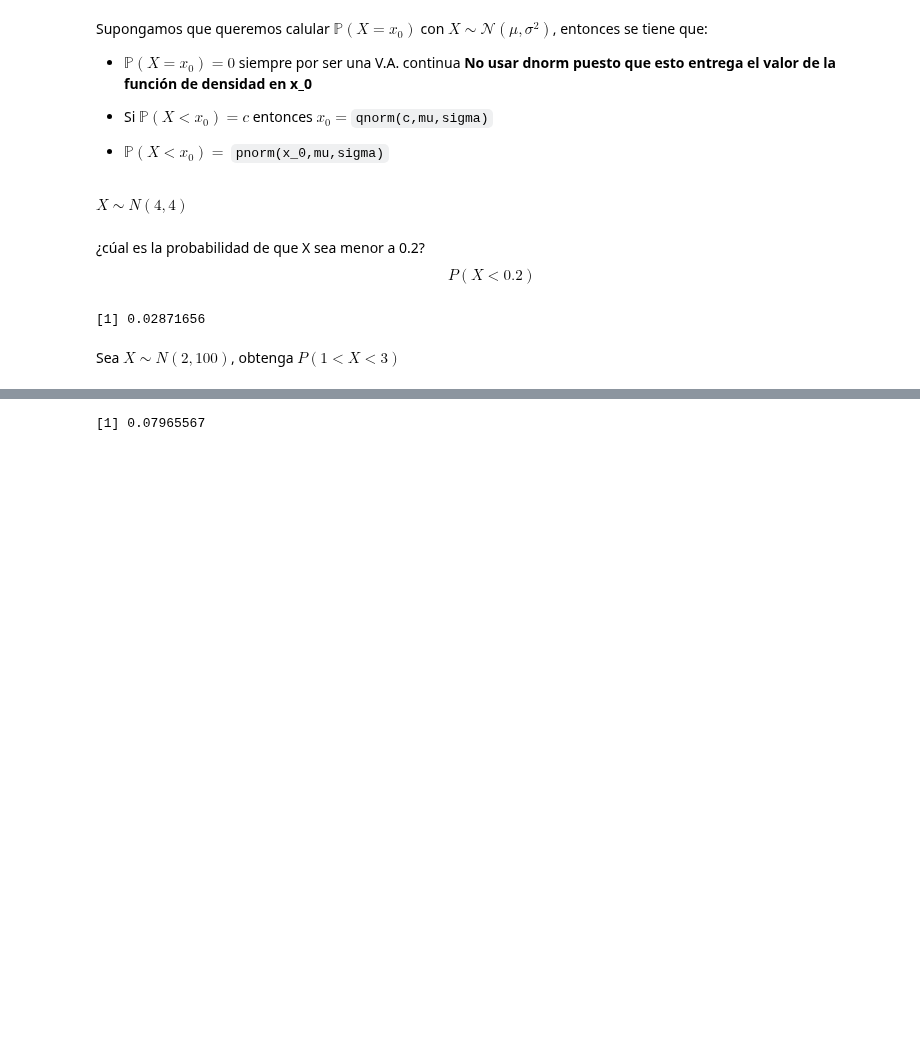
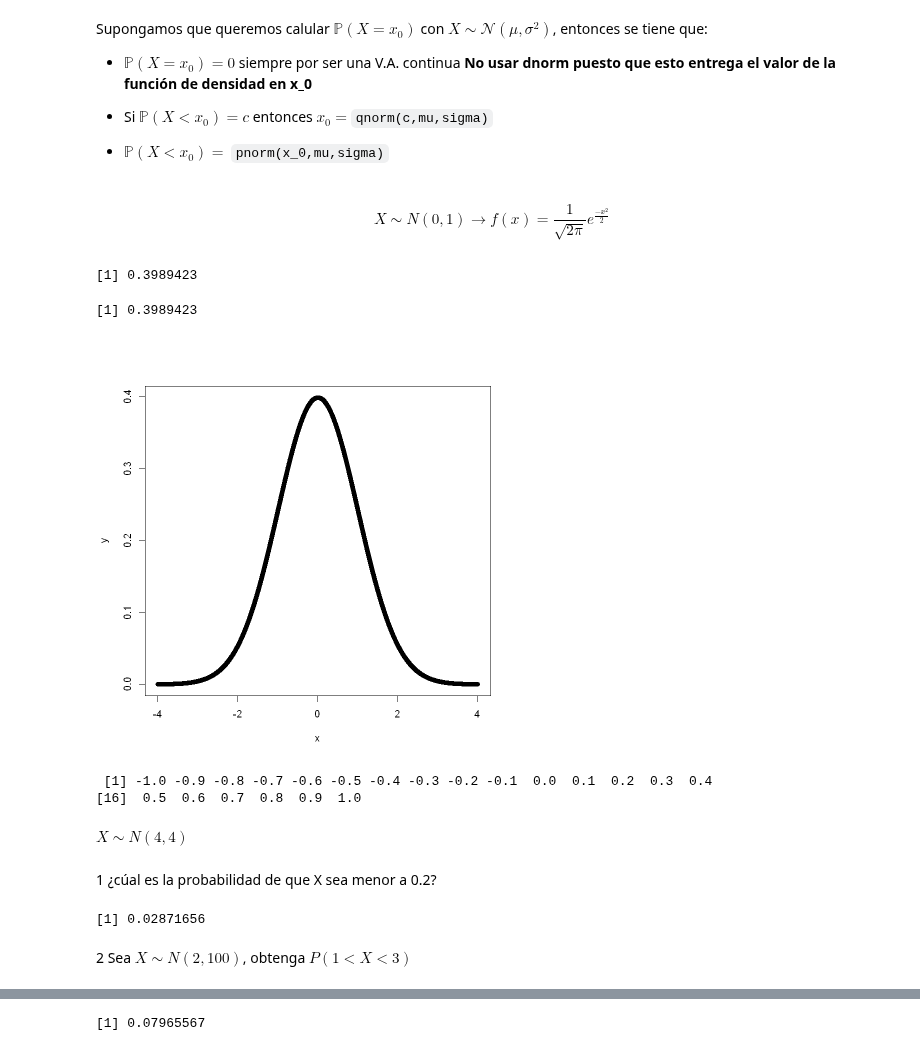
Before and after one commit to Fabimath/LEC-PYE, a Jupyter notebook: Clases/Clase_04.ipynb, the cells around one changed output, grey strips where cells are left out. Saved outputs shown, nothing was run; the diff lists cells and outputs as text; code cells hidden in the pictures; blank space fills up the shorter version.

```diff
--- a/Clases/Clase_04.ipynb
+++ b/Clases/Clase_04.ipynb
@@ -206,6 +235,29 @@ datos = rnorm(10,4,2)
+# %% [markdown]
+$$
+X\sim N(0,1) \rightarrow f(x) = \dfrac{1}{\sqrt{2 \pi}} e^{\frac{-x^2}{2}}
+$$
+# %%
+#f(0) = 1/sqrt(2*pi)
+1/sqrt(2*pi)
+# %% [output]
+[1] 0.3989423
+# %%
+dnorm(0,0,1)
+# %% [output]
+[1] 0.3989423
+# %%
+x=seq(-4,4,0.001)
+y=1/sqrt(2*pi)*exp(-x^2/2)
+plot(x,y)
+# %% [output]
+[figure, added]
+# %%
+exp
+# %% [output]
+ [1] -1.0 -0.9 -0.8 -0.7 -0.6 -0.5 -0.4 -0.3 -0.2 -0.1  0.0  0.1  0.2  0.3  0.4
+[16]  0.5  0.6  0.7  0.8  0.9  1.0
 # %% [markdown]
 $X\sim N (4,4)$
 # %% [markdown]
-¿cúal es la probabilidad de que X sea menor a 0.2?
-$$ P (X < 0.2)$$
+1 ¿cúal es la probabilidad de que X sea menor a 0.2?
 # %%
@@ -213,4 +265,4 @@ pnorm(0.2,4,2)
 # %% [output]
 [1] 0.02871656
 # %% [markdown]
-Sea $X\sim N(2,100)$, obtenga $P(1<X<3)$
+2 Sea $X\sim N(2,100)$, obtenga $P(1<X<3)$
```
Also changed, not shown: parts of 21 cells of this notebook, 1 other file.
